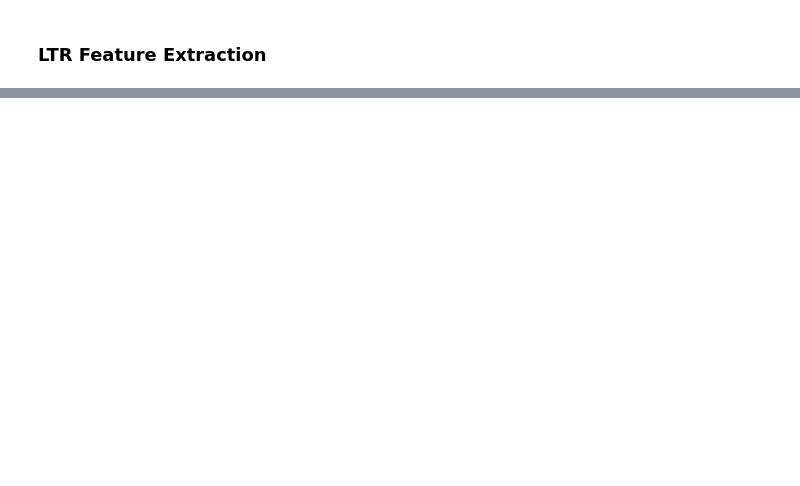
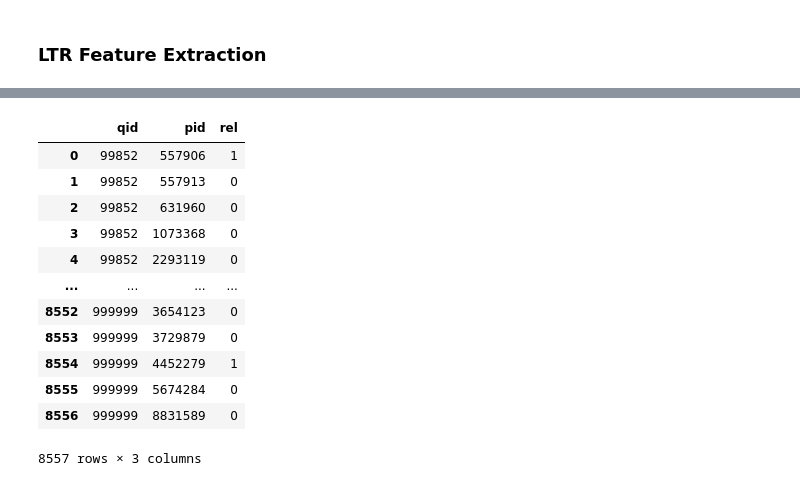
Before and after one commit to luanps/pyserini, a Jupyter notebook: Pyserini_LTR.ipynb, the cells around one changed output, grey strips where cells are left out. Saved outputs shown, nothing was run; the diff lists cells and outputs as text; code cells hidden in the pictures; blank space fills up the shorter version.

Commit message:
extract LTR features on train subset

```diff
--- a/Pyserini_LTR.ipynb
+++ b/Pyserini_LTR.ipynb
@@ -650 +487,12 @@ args = {
   }
+# %%
+import pickle
+
+#sampled_train = train_data_loader(task='triple', neg_sample = args['neg_sample'])
+#!gsutil cp collections/msmarco-ltr-passage/train_triple_sampled_with_10_12345.pickle gs://luanps/information_retrieval/pyserini/ltr/
+!gsutil cp   gs://luanps/information_retrieval/pyserini/ltr/train_triple_sampled_with_10_12345.pickle  collections/msmarco-ltr-passage/
+sampled_train = pickle.load(open('collections/msmarco-ltr-passage/train_triple_sampled_with_10_12345.pickle','rb'))
+
+sampled_train = sampled_train.reset_index()
+sampled_train['qid'] = sampled_train['qid'].astype(str)
+sampled_train['pid'] = sampled_train['pid'].astype(str)
@@ -716,2 +521,0 @@ dtype: int64
-# %%
-extracted = searcher.batch_extract(dev, queries, searcher.fe)
@@ -740,2 +521,0 @@ dtype: float64
-# %%
-task_infos, features, group = i
@@ -771,0 +579,22 @@ pickle.dump(batch_info,open('msmarco_passage_dev.bm25tuned.features.pkl','wb'))
+# %%
+batch_info = []
+for extracted in batch_extract(searcher, sampled_train, queries, searcher.fe): #searcher.batch_extract(sampled_train, queries, searcher.fe): #
+    batch_info.append(extracted)
+pickle.dump(batch_info,open('msmarco_passage_train.ltr.features.pkl','wb'))
+!gsutil cp msmarco_passage_train.ltr.features.pkl gs://luanps/information_retrieval/pyserini/ltr/
+# %%
+extracted[0]
+# %% [output]
+|  | qid | pid | rel |
+| 0 | 99852 | 557906 | 1 |
+| 1 | 99852 | 557913 | 0 |
+| 2 | 99852 | 631960 | 0 |
+| 3 | 99852 | 1073368 | 0 |
+| 4 | 99852 | 2293119 | 0 |
+| ... | ... | ... | ... |
+| 8552 | 999999 | 3654123 | 0 |
+| 8553 | 999999 | 3729879 | 0 |
+| 8554 | 999999 | 4452279 | 1 |
+| 8555 | 999999 | 5674284 | 0 |
+| 8556 | 999999 | 8831589 | 0 |
+8557 rows × 3 columns
```
Also changed, not shown: parts of 32 cells of this notebook.
